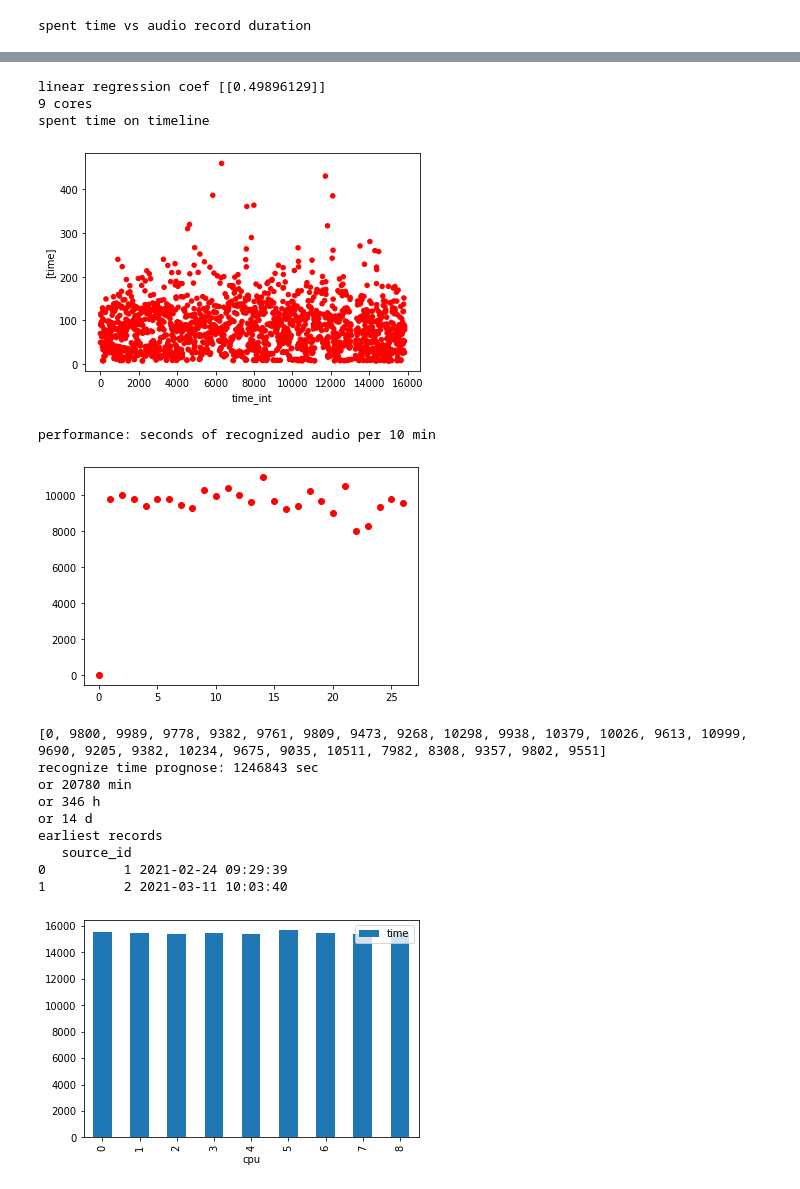
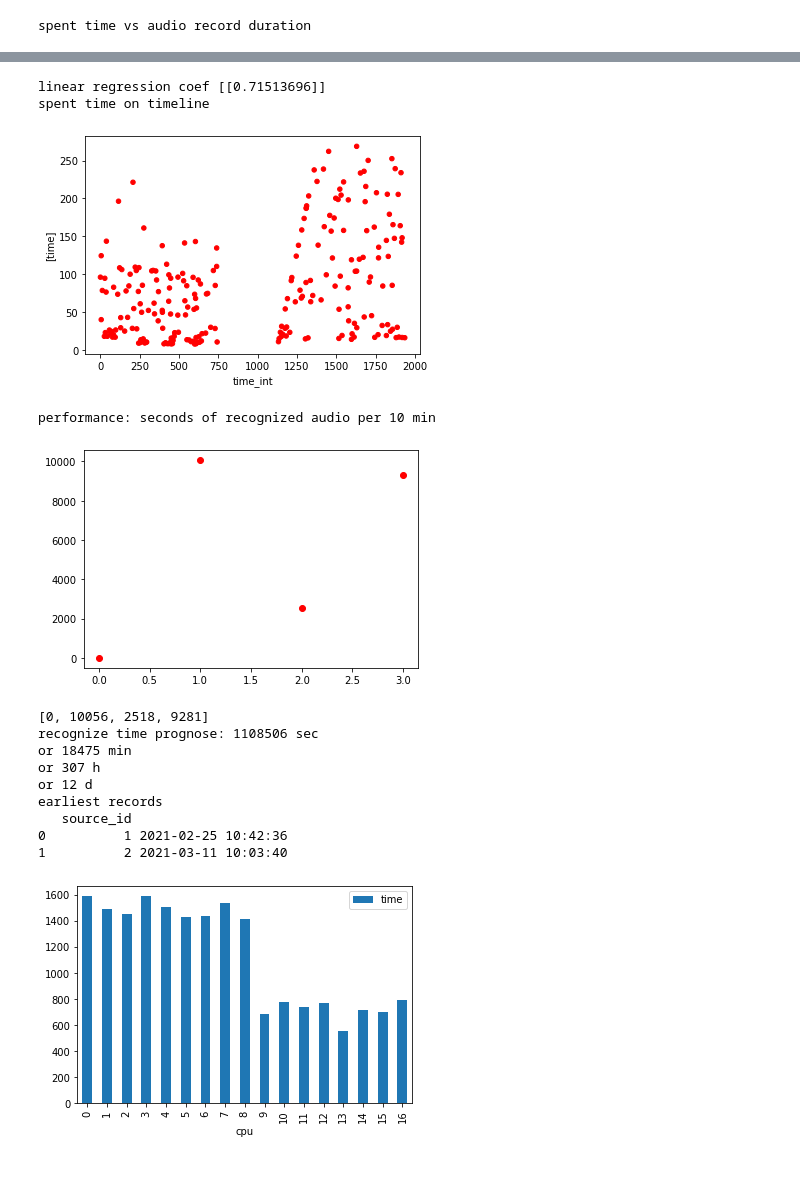
Before and after one commit to format37/call_centre_stt_server, a Jupyter notebook: performance_report.ipynb, the cells around one changed output, grey strips where cells are left out. Drawn from its saved outputs; the diff is of its cells as text; code cells hidden in the pictures.

```diff
--- a/performance_report.ipynb
+++ b/performance_report.ipynb
@@ -93,12 +93,12 @@ def plot_cpu_usage():
 query = "select event_date, cpu, time, duration, source_id"
 query += " from perf_log "
 #query += " where cores = 9 and step = 2 and event_date > '2021-03-12 15:27:00' and time > 5;"
-query += " where step = 2 and event_date > '2021-03-16 06:00:00' and time > 5;"
+query += " where step = 2 and event_date > '2021-03-16 10:25:00' and time > 5;"
 df = read_sql()
 df['color'] = df['source_id'].apply(colorator)
 spent_time_vs_duration()
 performance_coef = coef()
-print('9 cores')
+#print('9 cores')
 spent_time_vs_date()
 performance()
 plot_cpu_usage()
@@ -111,16 +111,15 @@ spent time vs audio record duration
-linear regression coef [[0.49896129]]
-9 cores
+linear regression coef [[0.71513696]]
 spent time on timeline
-[figure, old version]
+[figure, new version]
 performance: seconds of recognized audio per 10 min
-[figure, old version]
+[figure, new version]
-[0, 9800, 9989, 9778, 9382, 9761, 9809, 9473, 9268, 10298, 9938, 10379, 10026, 9613, 10999, 9690, 9205, 9382, 10234, 9675, 9035, 10511, 7982, 8308, 9357, 9802, 9551]
-recognize time prognose: 1246843 sec
-or 20780 min
-or 346 h
-or 14 d
+[0, 10056, 2518, 9281]
+recognize time prognose: 1108506 sec
+or 18475 min
+or 307 h
+or 12 d
 earliest records
    source_id
-0          1 2021-02-24 09:29:39
+0          1 2021-02-25 10:42:36
 1          2 2021-03-11 10:03:40
-[figure, old version]
+[figure, new version]
```
Also changed, not shown: parts of 1 cell of this notebook, 2 other files.
